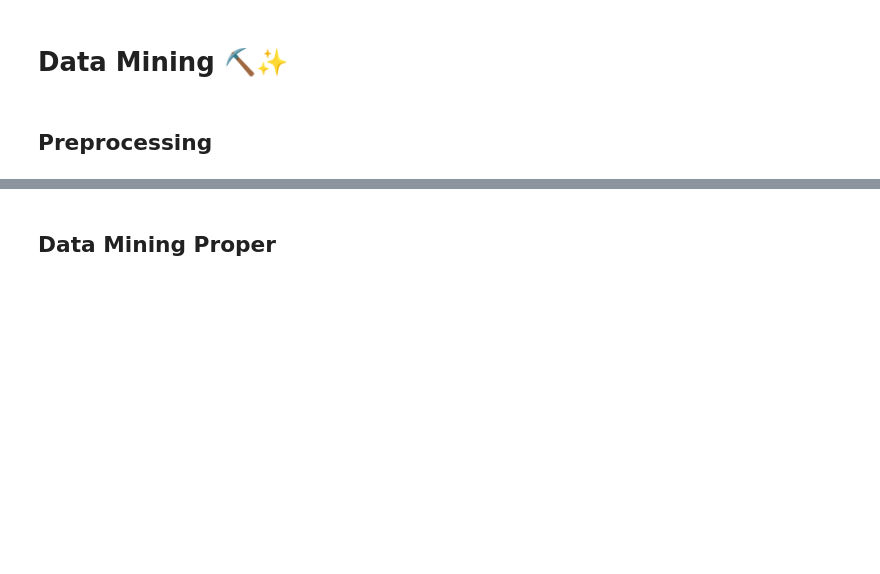
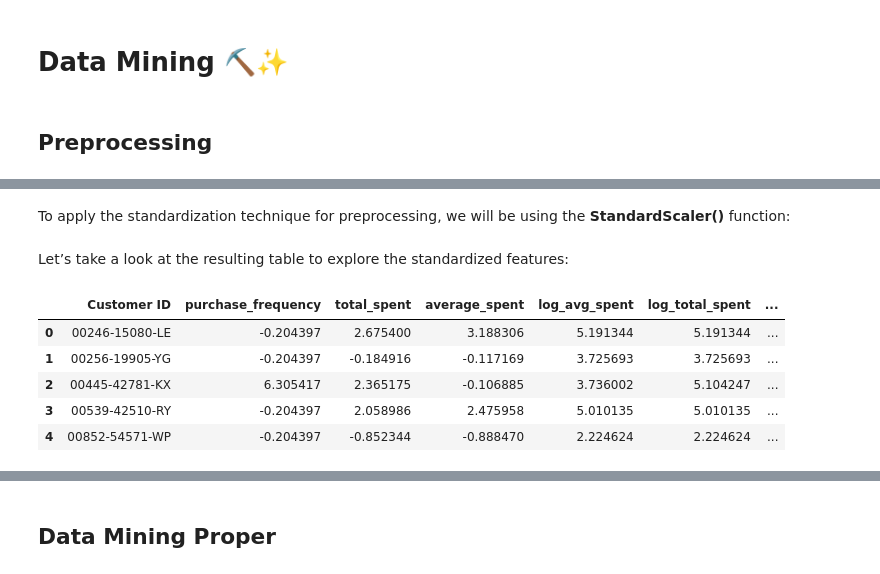
Before and after one commit to Emman-28/CSMODEL-MP, a Jupyter notebook: CSMODEL MP.ipynb, the cells around one changed output, grey strips where cells are left out. Saved outputs shown, nothing was run; the diff lists cells and outputs as text; code cells hidden in the pictures; blank space fills up the shorter version.

```diff
--- a/CSMODEL MP.ipynb
+++ b/CSMODEL MP.ipynb
@@ -1524,0 +1652,21 @@ This indicates that pricing strategy plays a key role in in driving profitabilit
+# %% [markdown]
+To apply the standardization technique for preprocessing, we will be using the **StandardScaler()** function:
+# %%
+# Initializing the scaler and specifying columns to be standardized
+scaler_std = StandardScaler()
+standardized_columns = ['purchase_frequency', 'total_spent', 'average_spent']
+
+# Creating a copy of the encoded features and applying standardization
+features_standardized = features_encoded.copy()
+features_standardized[standardized_columns] = scaler_std.fit_transform(features_standardized[standardized_columns])
+# %% [markdown]
+Let’s take a look at the resulting table to explore the standardized features:
+# %%
+features_standardized.head()
+# %% [output]
+|  | Customer ID | purchase_frequency | total_spent | average_spent | log_avg_spent | log_total_spent | ... |
+| 0 | 00246-15080-LE | -0.204397 | 2.675400 | 3.188306 | 5.191344 | 5.191344 | ... |
+| 1 | 00256-19905-YG | -0.204397 | -0.184916 | -0.117169 | 3.725693 | 3.725693 | ... |
+| 2 | 00445-42781-KX | 6.305417 | 2.365175 | -0.106885 | 3.736002 | 5.104247 | ... |
+| 3 | 00539-42510-RY | -0.204397 | 2.058986 | 2.475958 | 5.010135 | 5.010135 | ... |
+| 4 | 00852-54571-WP | -0.204397 | -0.852344 | -0.888470 | 2.224624 | 2.224624 | ... |
```
Also changed, not shown: parts of 37 cells of this notebook.
